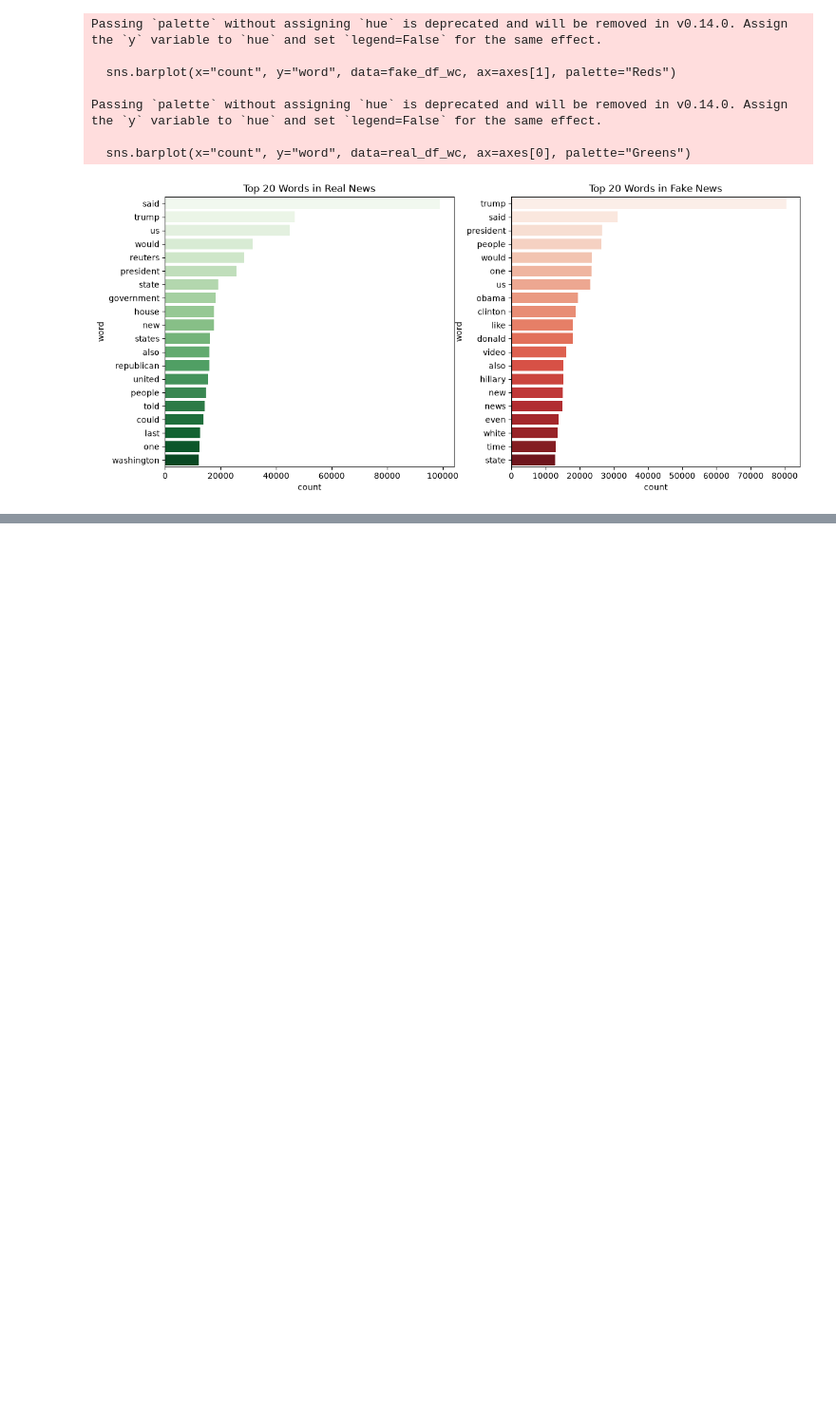
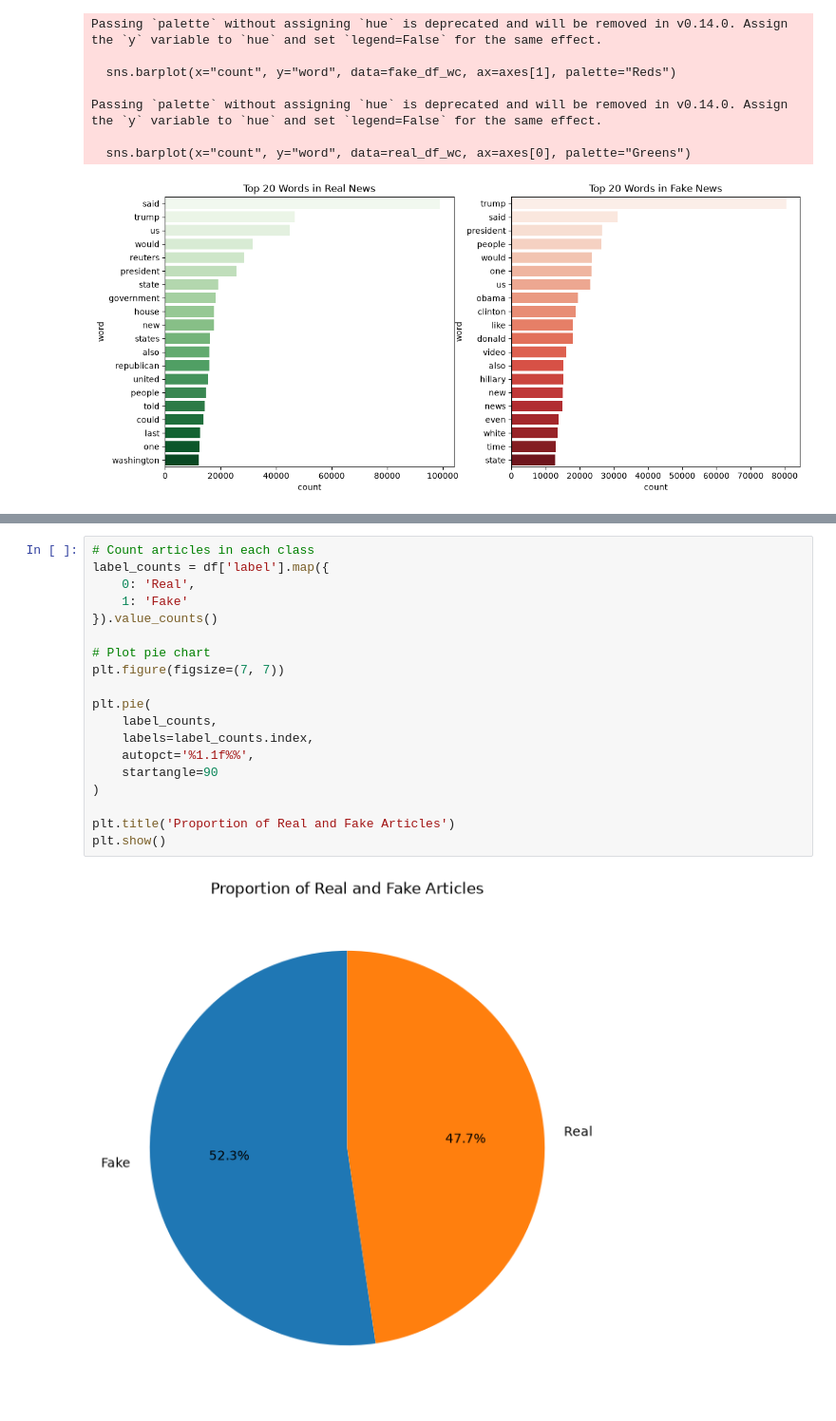
Before and after one commit to dtwiggs/FakeNewsDetection, a Jupyter notebook: FakeNewsDetection.ipynb, the cells around one changed output, grey strips where cells are left out. Shown at 95% size. Cells and saved outputs as stored; diff of their text form; blank space fills up the shorter version.

```diff
--- a/FakeNewsDetection.ipynb
+++ b/FakeNewsDetection.ipynb
@@ -236,0 +380,21 @@ Passing `palette` without assigning `hue` is deprecated and will be removed in v
+# %%
+# Count articles in each class
+label_counts = df['label'].map({
+    0: 'Real',
+    1: 'Fake'
+}).value_counts()
+
+# Plot pie chart
+plt.figure(figsize=(7, 7))
+
+plt.pie(
+    label_counts,
+    labels=label_counts.index,
+    autopct='%1.1f%%',
+    startangle=90
+)
+
+plt.title('Proportion of Real and Fake Articles')
+plt.show()
+# %% [output]
+[figure, added]
```
Also changed, not shown: parts of 13 cells of this notebook.
